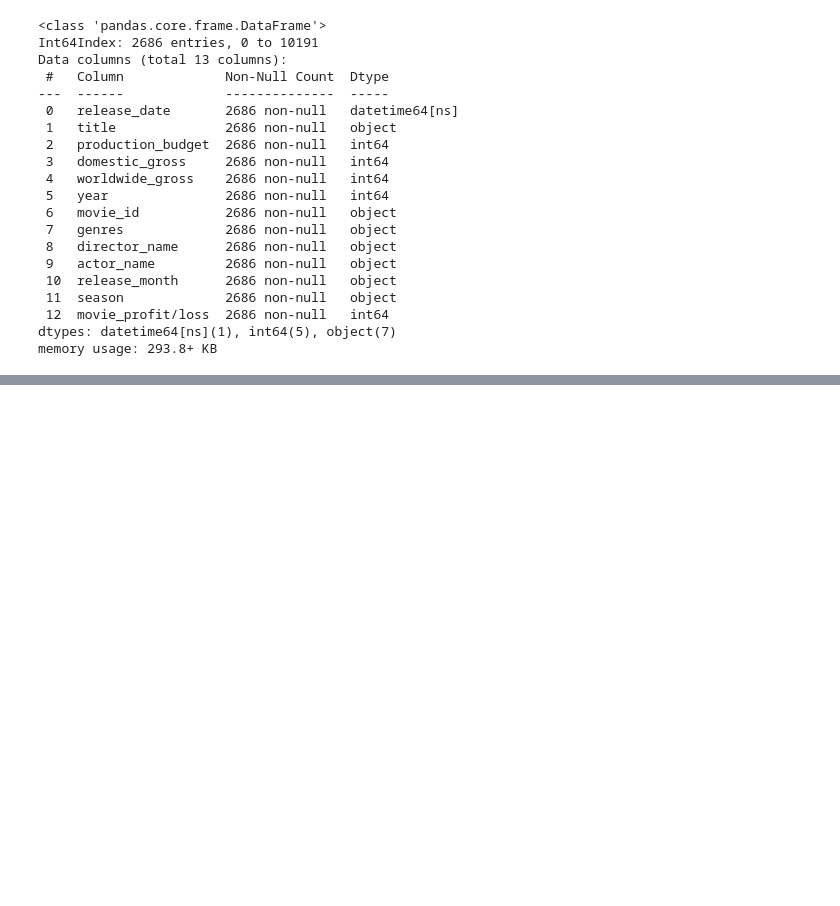
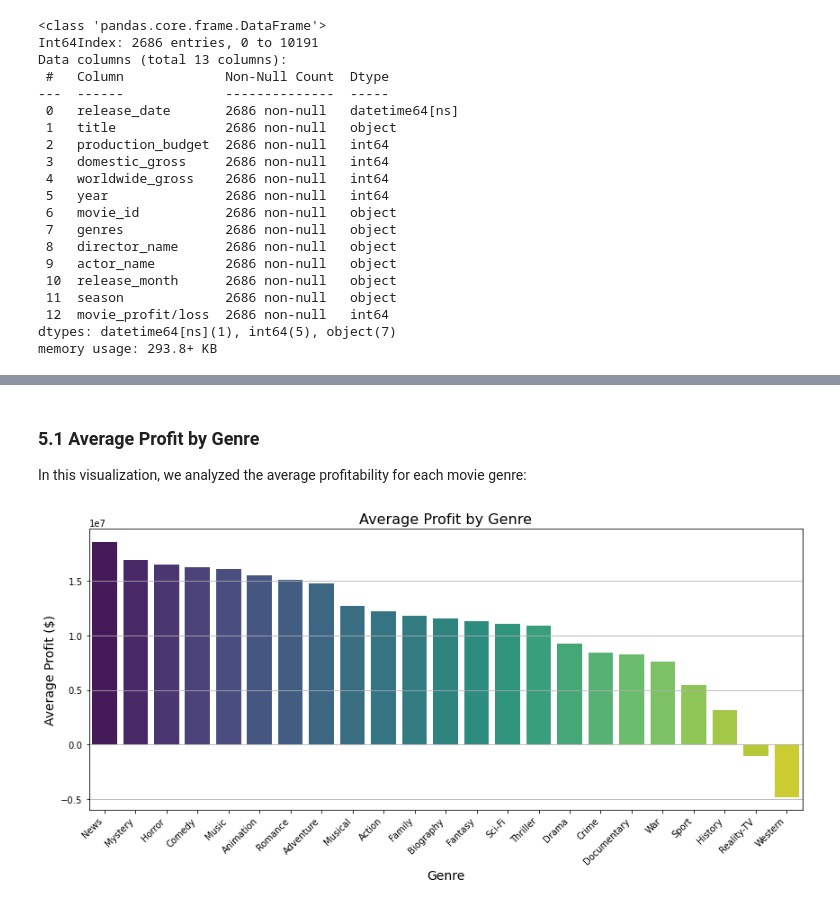
Before and after one commit to mwakad/box-office-movie-insights, a Jupyter notebook: index.ipynb, the cells around one changed output, grey strips where cells are left out. Drawn from its saved outputs; the diff is of its cells as text; code cells hidden in the pictures; blank space fills up the shorter version.

Commit message:
data analysis and visualizations

```diff
--- a/index.ipynb
+++ b/index.ipynb
@@ -779,0 +933,25 @@ final_df.head()
+# %% [markdown]
+### 5.1 Average Profit by Genre
+In this visualization, we analyzed the average profitability for each movie genre:
+# %%
+#  Split the genres into a list
+final_df['genres'] = final_df['genres'].str.split(',')
+
+# Explode the dataframe so each genre gets its own row
+exploded_df = final_df.explode('genres')
+
+# Group by genre and calculate average profit
+genre_profit = exploded_df.groupby('genres')['movie_profit/loss'].mean().sort_values(ascending=False)
+
+# Step 4: Plot
+plt.figure(figsize=(12, 6))
+sns.barplot(x=genre_profit.index, y=genre_profit.values, palette='viridis')
+plt.xticks(rotation=45, ha='right')
+plt.title('Average Profit by Genre', fontsize=16)
+plt.ylabel('Average Profit ($)', fontsize=14)
+plt.xlabel('Genre', fontsize=14)
+plt.grid(axis='y')
+plt.tight_layout()
+plt.show()
+# %% [output]
+[figure, added]
```
Also changed, not shown: parts of 20 cells of this notebook.
